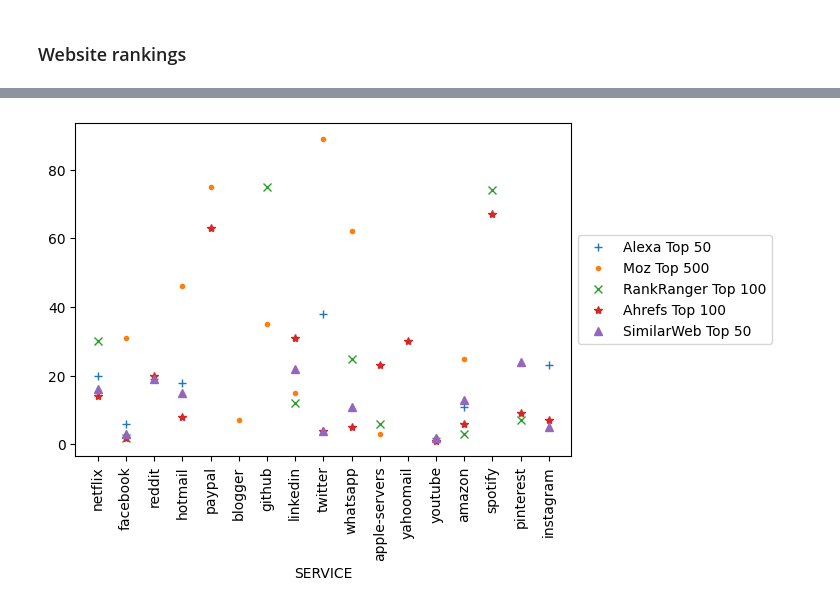
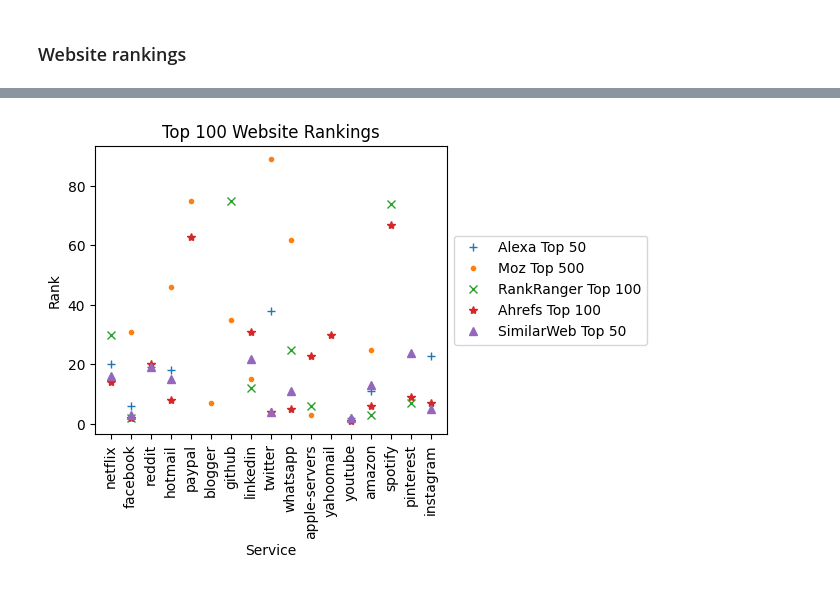
Before and after one commit to shanemin/thesis-msc-cloud-failures, a Jupyter notebook: scripts/viz_sources.ipynb, the cells around one changed output, grey strips where cells are left out. Saved outputs shown, nothing was run; the diff lists cells and outputs as text; code cells hidden in the pictures.

```diff
--- a/scripts/viz_sources.ipynb
+++ b/scripts/viz_sources.ipynb
@@ -107,10 +134,15 @@ df_100.head()
 # %%
 df_100.plot(style=['+','.','x','*','^'], linestyle='none')
 ax = plt.subplot(111)
 plt.xticks(range(len(df_100.index)), df_100.index, rotation=90)
 box = ax.get_position()
 ax.set_position([box.x0, box.y0 + box.height * 0.1, box.width, box.height * 0.9])
 ax.legend(loc='center left', bbox_to_anchor=(1, 0.5))
+plt.title("Top 100 Website Rankings")
+plt.xlabel("Service")
+plt.ylabel("Rank")
+plt.subplots_adjust(left=0.1, right=.65, bottom=0.3, top=0.9)
+plt.savefig('../output/plots/top_100.png', dpi=fig.dpi)
 plt.show()
 # %% [output]
-[figure, old version]
+[figure, new version]
```
Also changed, not shown: parts of 12 cells of this notebook, 7 other files.
